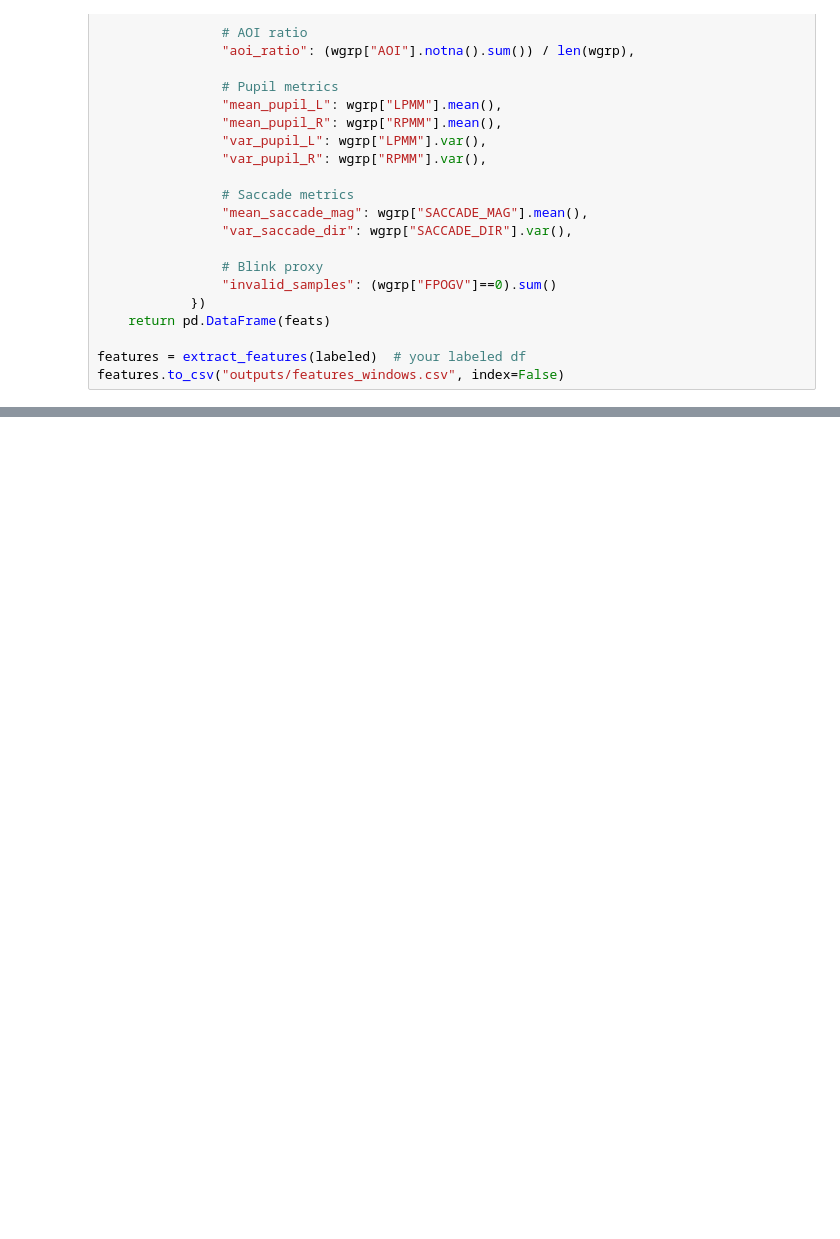
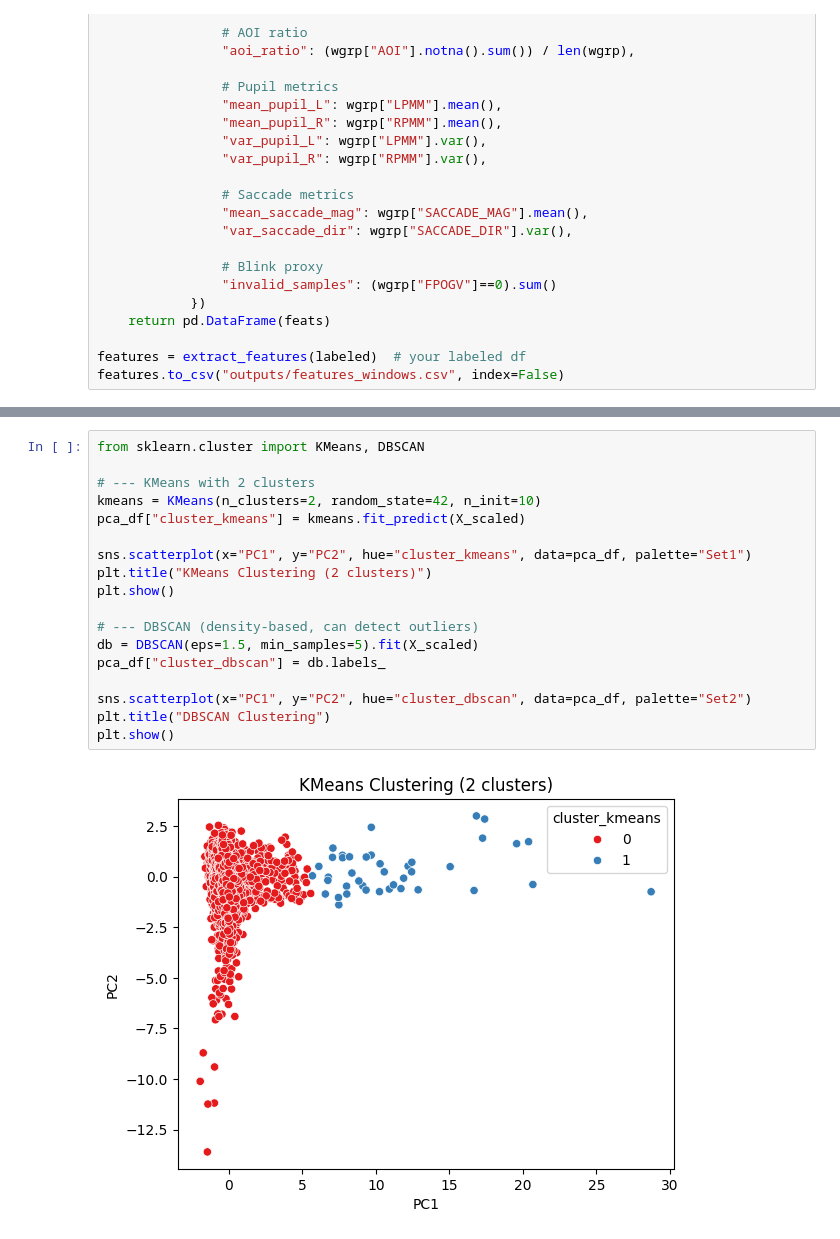
Before and after one commit to ferolaa/Gazepoint, a Jupyter notebook: notebooks/phase1.ipynb, the cells around one changed output, grey strips where cells are left out. Cells and saved outputs as stored; diff of their text form; blank space fills up the shorter version.

```diff
--- a/notebooks/phase1.ipynb
+++ b/notebooks/phase1.ipynb
@@ -166,0 +147,20 @@ plt.show()
+# %%
+from sklearn.cluster import KMeans, DBSCAN
+
+# --- KMeans with 2 clusters
+kmeans = KMeans(n_clusters=2, random_state=42, n_init=10)
+pca_df["cluster_kmeans"] = kmeans.fit_predict(X_scaled)
+
+sns.scatterplot(x="PC1", y="PC2", hue="cluster_kmeans", data=pca_df, palette="Set1")
+plt.title("KMeans Clustering (2 clusters)")
+plt.show()
+
+# --- DBSCAN (density-based, can detect outliers)
+db = DBSCAN(eps=1.5, min_samples=5).fit(X_scaled)
+pca_df["cluster_dbscan"] = db.labels_
+
+sns.scatterplot(x="PC1", y="PC2", hue="cluster_dbscan", data=pca_df, palette="Set2")
+plt.title("DBSCAN Clustering")
+plt.show()
+# %% [output]
+[figure, added]
```
Also changed, not shown: parts of 15 cells of this notebook, 10 other files.
